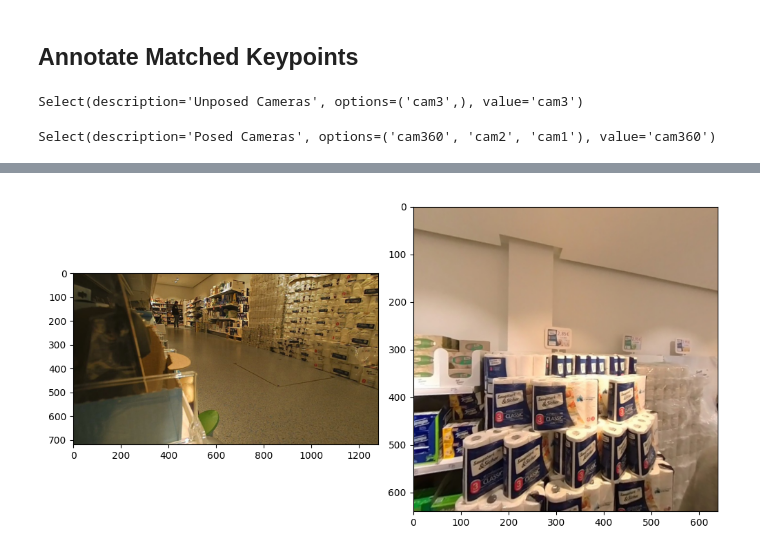
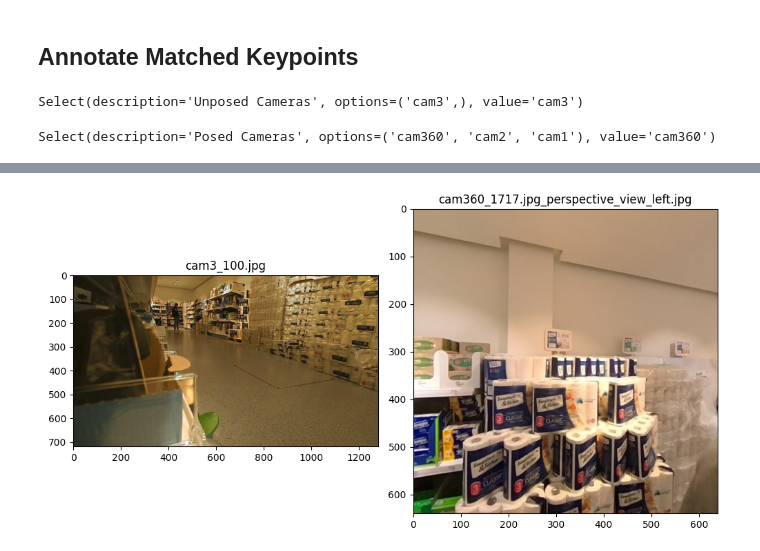
Before and after one commit to cvlab-epfl/MARMOT, a Jupyter notebook: code/0-calibration/pose_manual.ipynb, the cells around one changed output, grey strips where cells are left out. Cells and saved outputs as stored; diff of their text form; code cells hidden in the pictures.

```diff
--- a/code/0-calibration/pose_manual.ipynb
+++ b/code/0-calibration/pose_manual.ipynb
@@ -245,9 +259,14 @@ def set_img_sliders(*args):
 
 
 def render(*args):
+
+    axs[0].clear()
+    axs[1].clear()
     # print(unposed_selector.value, posed_selector.value)
-    axs[0].imshow(images[unposed_selector.value][unposed_slider.value])
-    axs[1].imshow(images[posed_selector.value][posed_slider.value])
+    axs[0].set_title(images[unposed_selector.value][unposed_slider.value][1])
+    axs[1].set_title(images[posed_selector.value][posed_slider.value][1])
+    axs[0].imshow(images[unposed_selector.value][unposed_slider.value][0])
+    axs[1].imshow(images[posed_selector.value][posed_slider.value][0])
 
 
 display(slider_output)
@@ -261,8 +280,88 @@ unposed_slider.observe(render, 'value')
 posed_selector.observe(set_img_sliders, 'value')
 unposed_selector.observe(set_img_sliders, 'value')
 
+def on_click(event):
+    print('button clicked')
+
 set_img_sliders()
 render()
+
+posed_val = None
+unposed_val = None
+# def get_track(image, x, y):
+
+#     normalized_x = x / image[0].size[0]
+#     normalized_y = y / image[0].size[1]
+#     r, g, b = image[0].getpixel((x, y))
+
+#     return (image[1], normalized_x, normalized_y, r, g, b)
+landmarks = {}
+def onclick(event):
+    """
+
+    """
+    global landmarks, posed_val, unposed_val
+    # event.inaxes.plot(event.xdata, event.ydata, 'rx', markersize=10)
+
+    if event.inaxes == axs[0] and unposed_val is None:
+        axs[0].plot(event.xdata, event.ydata, 'rx', markersize=10)
+        unposed_val = {'image': images[unposed_selector.value][unposed_slider.value][1], 'x': event.xdata, 'y': event.ydata}
+        # current_match['unposed'] = get_track(images[unposed_selector.value][unposed_slider.value], event.xdata, event.ydata)
+
+
+    elif event.inaxes == axs[1] and posed_val is None:
+        axs[1].plot(event.xdata, event.ydata, 'gx', markersize=10)
+        posed_val = {'image': images[posed_selector.value][posed_slider.value][1], 'x': event.xdata, 'y': event.ydata}
+        # current_match['posed'] = get_track(images[posed_selector.value][posed_slider.value], event.xdata, event.ydata)
+
+    if posed_val and unposed_val:
+        # load landmarks.json
+        if landmarks == {}:
+            landmarks_path = os.path.join(data_root, '0-calibration', interval_dropdown.value, 'undistorted', 'landmarks.json')
+            landmarks = load_json(landmarks_path)
+
+        all_ids = set()
+        for _, content in landmarks.items():
+            all_ids.update(content['ids'])
+
+        feature_id = max(all_ids) + 1
+
+        if unposed_val['image'] not in landmarks:
+            landmarks[unposed_val['image']] = {'ids': [], 'landmarks': []}
+        if posed_val['image'] not in landmarks:
+            landmarks[posed_val['image']] = {'ids': [], 'landmarks': []}
+
+        landmarks[posed_val['image']]['ids'].append(feature_id)
+        landmarks[posed_val['image']]['landmarks'].append([int(posed_val['x']), int(posed_val['y'])])
+
+
+
+        landmarks[unposed_val['image']]['ids'].append(feature_id)
+        landmarks[unposed_val['image']]['landmarks'].append([int(unposed_val['x']), int(unposed_val['y'])])
+
+        print('Match added:', landmarks[posed_val['image']], landmarks[unposed_val['image']])
+
+        posed_val = None
+        unposed_val = None
+
+
+
+
+
+def save(event):
+    """
+    If save button is clicked, save the matches to landmarks.json
+
+    """
+    landmarks_path = os.path.join(data_root, '0-calibration', interval_dropdown.value, 'undistorted', 'landmarks.json')
+    write_json(landmarks_path, landmarks)
+    print('Matches saved to landmarks.json')
+
+
+
+
+
+cid = fig.canvas.mpl_connect('button_press_event', lambda event: onclick(event))
 
 # set tight layout
 plt.tight_layout()
@@ -275,6 +374,10 @@ plt.tight_layout()
 #         unposed_cameras[image_name.split('_')[0]].add_image(image_name)
 #     else:
 #         posed_cameras[image_name.split('_')[0]].add_image(image_name)
+# add button to save matches
+button = widgets.Button(description="Add Matches")
+display(button)
+button.on_click(save)
 # %% [output]
 Select(description='Unposed Cameras', options=('cam3',), value='cam3')
 Select(description='Posed Cameras', options=('cam360', 'cam2', 'cam1'), value='cam360')
@@ -282 +386 @@ Select(description='Posed Cameras', options=('cam360', 'cam2', 'cam1'), value='c
-[figure, old version]
+[figure, new version]
```
Also changed, not shown: parts of 5 cells of this notebook.
